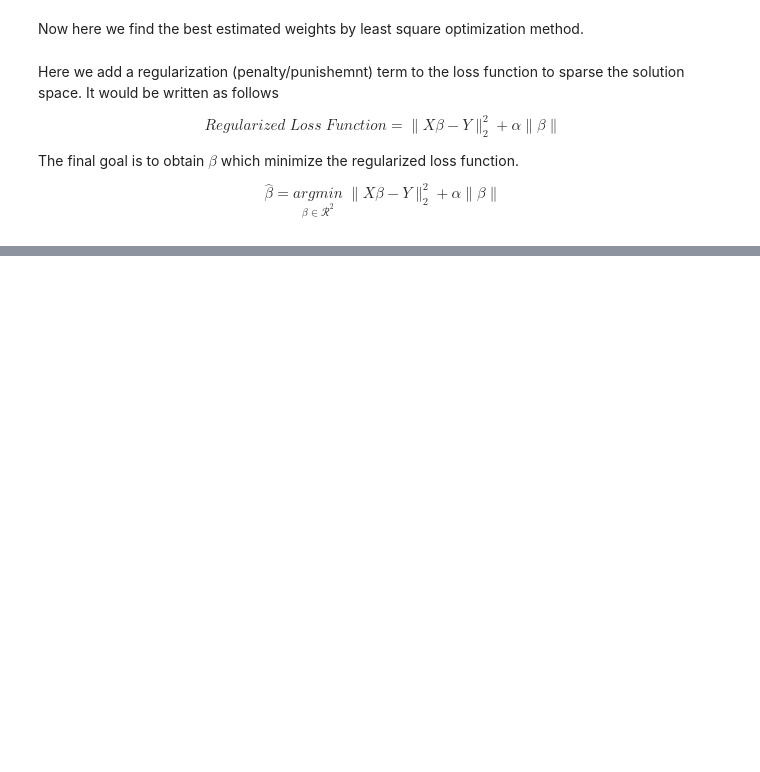
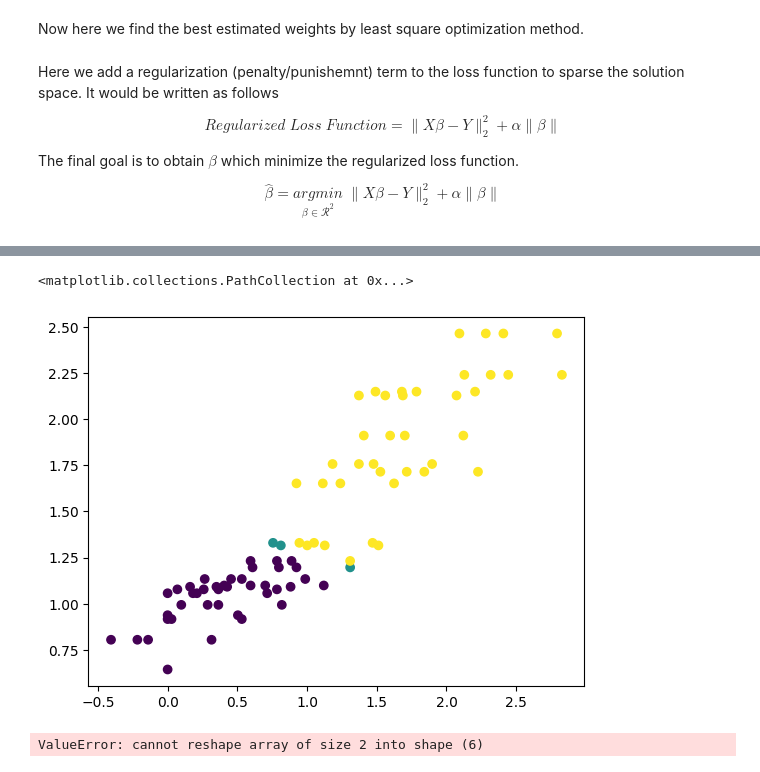
Before and after one commit to shahrzaddii/https---github.com-shahrzaddii-Sparsity, a Jupyter notebook: sparsity.ipynb, the cells around one changed output, grey strips where cells are left out. Drawn from its saved outputs; the diff is of its cells as text; code cells hidden in the pictures; blank space fills up the shorter version.

Commit message:
octet dataset added.

```diff
--- a/sparsity.ipynb
+++ b/sparsity.ipynb
@@ -383,0 +359,43 @@ axs[1].set_ylim([-0.2, 0.8])
+# %%
+
+import pandas as pd
+
+octet = pd.read_csv('octet.csv')
+octet_selected = octet[['rp(A)', 'rp(B)', 'rs(A)']]
+octet_selected['sigma'] = octet_selected['rp(A)']-octet_selected['rp(B)']
+
+octet_selected.loc[(octet_selected['sigma']>=0.91) & (octet_selected['rs(A)'] >=1.22), 'RS_ZB'] = 1
+octet_selected.loc[(octet_selected['sigma']<=-0.91) & (octet_selected['rs(A)'] >=1.22), 'RS_ZB'] = 1
+octet_selected.loc[(octet_selected['sigma']<=1.16) & (octet_selected['sigma']>=-1.16) & (octet_selected['rs(A)'] <=1.27), 'RS_ZB'] = -1
+octet_selected.loc[octet_selected['RS_ZB'].isnull(), 'RS_ZB'] = 0
+
+octet_selected.loc[(octet_selected['sigma']>=0.91), 'sigma>0.91'] = 1
+octet_selected.loc[octet_selected['sigma>0.91'].isnull(), 'sigma>0.91'] = 0
+
+octet_selected.loc[(octet_selected['sigma']<=-0.91), 'sigma<-0.91'] = 1
+octet_selected.loc[octet_selected['sigma<-0.91'].isnull(), 'sigma<-0.91'] = 0
+
+octet_selected.loc[(octet_selected['rs(A)']>=1.22), 'rs>1.22'] = 1
+octet_selected.loc[octet_selected['rs>1.22'].isnull(), 'rs>1.22'] = 0
+
+octet_selected.loc[(octet_selected['sigma']<=1.16), 'sigma<1.16'] = 1
+octet_selected.loc[octet_selected['sigma<1.16'].isnull(), 'sigma<1.16'] = 0
+
+octet_selected.loc[(octet_selected['sigma']>=-1.16), 'sigma>-1.16'] = 1
+octet_selected.loc[octet_selected['sigma>-1.16'].isnull(), 'sigma>-1.16'] = 0
+
+octet_selected.loc[(octet_selected['rs(A)']<=1.27), 'rs<1.27'] = 1
+octet_selected.loc[octet_selected['rs<1.27'].isnull(), 'rs<1.27'] = 0
+# %%
+from matplotlib import pyplot as plt
+
+plt.scatter(octet_selected['sigma'],octet_selected['rs(A)'], c=octet_selected['RS_ZB'])
+# %% [output]
+<matplotlib.collections.PathCollection at 0x...>
+[figure, added]
+# %%
+prop = octet_selected[['sigma>0.91',	'sigma<-0.91',	'rs>1.22',	'sigma<1.16',	'sigma>-1.16',	'rs<1.27']]
+label = octet_selected['RS_ZB']
+minimizer(sparsed_regularised_error, a=1, x=prop, y=label, d=6)
+# %% [output]
+ValueError: cannot reshape array of size 2 into shape (6)
```
Also changed, not shown: parts of 16 cells of this notebook.
